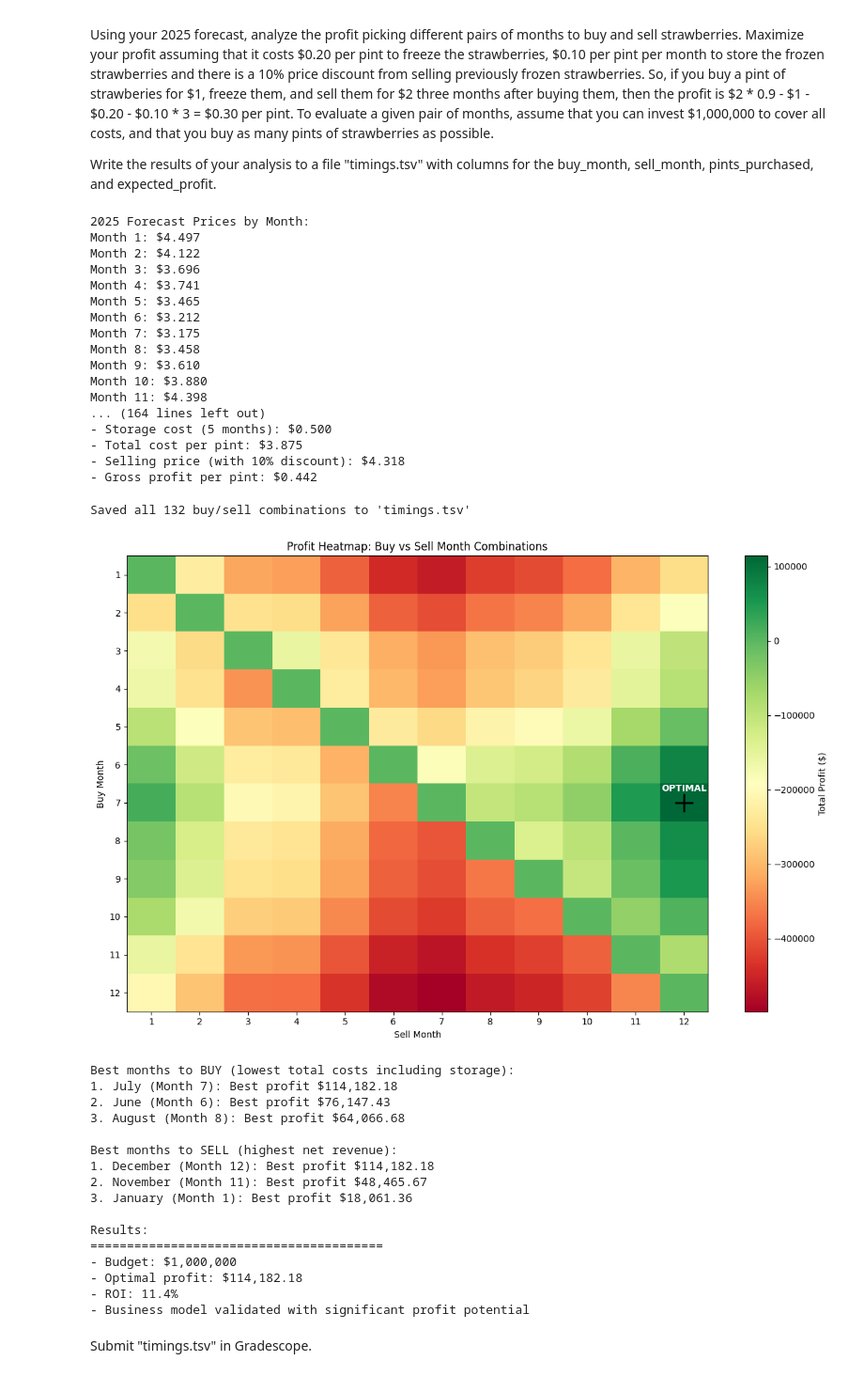
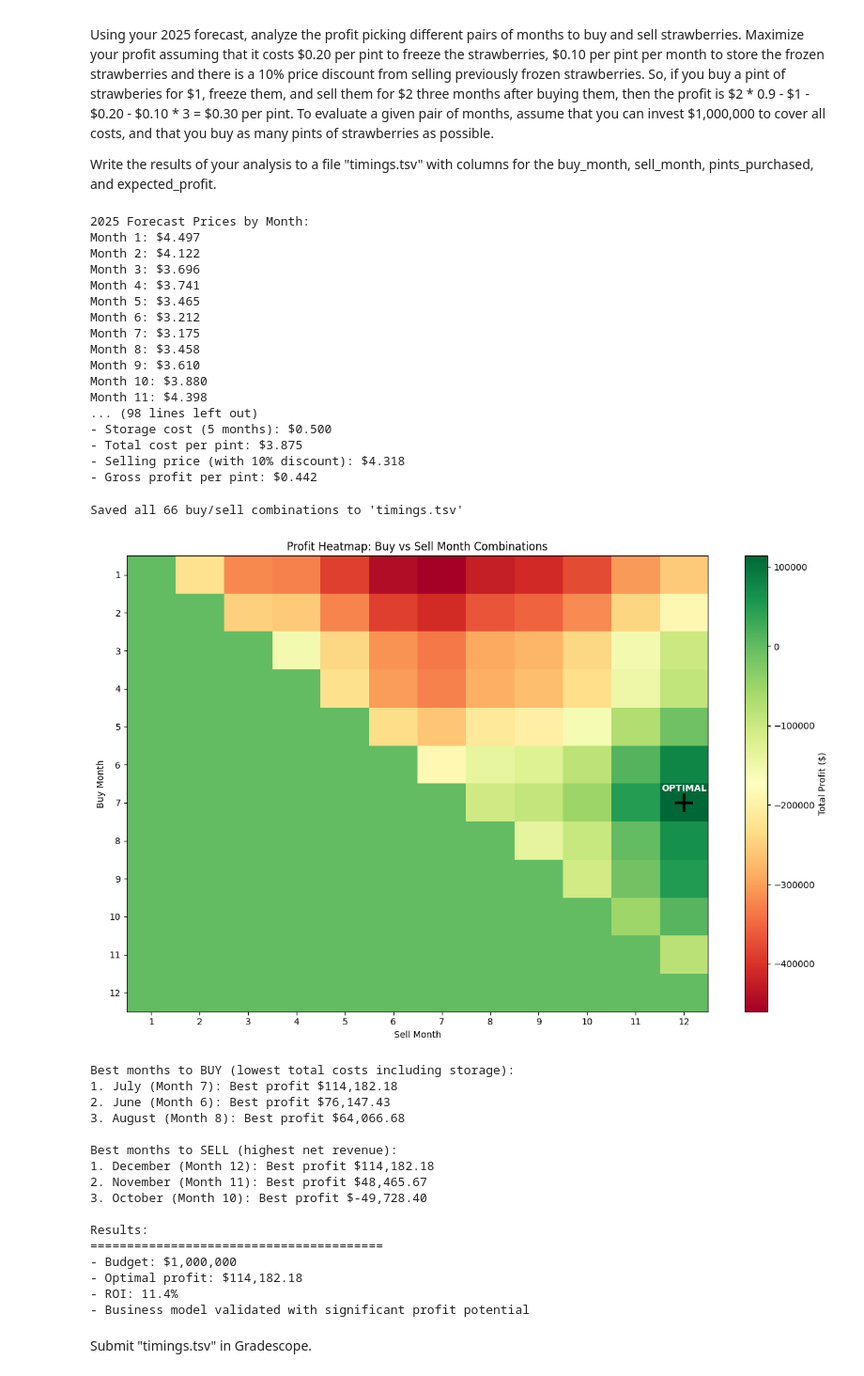
Before and after one commit to aydanmufti/dx704-project-02, a Jupyter notebook: project.ipynb, the cells around one changed output. Shown: that part at 94% size. Cells and saved outputs as stored; diff of their text form; code cells hidden in the pictures.

```diff
--- a/project.ipynb
+++ b/project.ipynb
@@ -619,12 +628,20 @@ print("\nAnalyzing all buy/sell combinations:")
 print("Buy Month | Sell Month | Months Stored | Pints | Total Profit | Profit/Pint")
 print("-" * 80)
 
+# for buy_month in range(1, 13):
+#     buy_price = forecast_prices_2025[buy_month - 1]
+
+#     for sell_month in range(1, 13):
+#         if buy_month == sell_month:
+#             continue  # Can't buy and sell in same month
 for buy_month in range(1, 13):
     buy_price = forecast_prices_2025[buy_month - 1]
 
     for sell_month in range(1, 13):
-        if buy_month == sell_month:
-            continue  # Can't buy and sell in same month
+        # Skip if buy month is same or after sell month (within same year)
+        # Only allow sell_month > buy_month OR year-wraparound cases
+        if sell_month <= buy_month:
+            continue  # This excludes same month and backwards cases
 
         sell_price = forecast_prices_2025[sell_month - 1]
 
@@ -695,7 +712,7 @@ Month 8: $3.458
 Month 9: $3.610
 Month 10: $3.880
 Month 11: $4.398
-... (164 lines left out)
+... (98 lines left out)
 - Storage cost (5 months): $0.500
 - Total cost per pint: $3.875
 - Selling price (with 10% discount): $4.318
@@ -704,16 +721,26 @@ Month 11: $4.398
 results_df = pd.DataFrame(results_sorted)
 # Keep only the required columns
 output_df = results_df[['buy_month', 'sell_month', 'pints_purchased', 'expected_profit']].copy()
-output_df.to_csv('timings.tsv', sep='\t', index=False, float_format='%.2f')
 
-print(f"\nSaved all {len(results)} buy/sell combinations to 'timings.tsv'")
+# Ensure proper data types
+output_df['buy_month'] = output_df['buy_month'].astype(int)
+output_df['sell_month'] = output_df['sell_month'].astype(int)
+output_df['pints_purchased'] = output_df['pints_purchased'].astype(int)
+output_df['expected_profit'] = output_df['expected_profit'].astype(float)
 
-# Visualize the profit landscape
+# Save with proper formatting
+output_df.to_csv('timings.tsv', sep='\t', index=False,
+                 float_format='%.2f',
+                 columns=['buy_month', 'sell_month', 'pints_purchased', 'expected_profit'])
+
+print(f"\nSaved all {len(results_sorted)} buy/sell combinations to 'timings.tsv'")
+
+# Visualize the profit landscape - use results_sorted instead of results
 plt.figure(figsize=(12, 8))
 
 # Create a profit matrix for visualization
 profit_matrix = np.zeros((12, 12))
-for result in results:
+for result in results_sorted:  # Changed from results to results_sorted
     buy_idx = result['buy_month'] - 1
     sell_idx = result['sell_month'] - 1
     profit_matrix[buy_idx, sell_idx] = result['expected_profit']
@@ -730,48 +757,48 @@ plt.yticks(range(12), [f'{i+1}' for i in range(12)])
 # Mark the optimal combination
 optimal_buy = best_result['buy_month'] - 1
 optimal_sell = best_result['sell_month'] - 1
-plt.plot(optimal_sell, optimal_buy, '+', markersize=20, markeredgecolor='black', markeredgewidth=2)
+plt.plot(optimal_sell, optimal_buy, 'k+', markersize=20, markeredgewidth=3)
 plt.text(optimal_sell, optimal_buy-0.5, 'OPTIMAL', ha='center', va='top', fontweight='bold', color='white')
 
 plt.tight_layout()
 plt.show()
 
-# Monthly analysis
+# Monthly analysis - use results_sorted instead of results
 print(f"\nBest months to BUY (lowest total costs including storage):")
 buy_profits = {}
 for month in range(1, 13):
-    month_results = [r for r in results if r['buy_month'] == month]
+    month_results = [r for r in results_sorted if r['buy_month'] == month]  # Changed from results
     if month_results:
         best_for_month = max(month_results, key=lambda x: x['expected_profit'])
         buy_profits[month] = best_for_month['expected_profit']
 
 best_buy_months = sorted(buy_profits.items(), key=lambda x: x[1], reverse=True)
 for i, (month, profit) in enumerate(best_buy_months[:3]):
     month_name = pd.to_datetime(f"2025-{month:02d}-01").strftime('%B')
     print(f"{i+1}. {month_name} (Month {month}): Best profit ${profit:,.2f}")
 
 print(f"\nBest months to SELL (highest net revenue):")
 sell_profits = {}
 for month in range(1, 13):
-    month_results = [r for r in results if r['sell_month'] == month]
+    month_results = [r for r in results_sorted if r['sell_month'] == month]  # Changed from results
     if month_results:
         best_for_month = max(month_results, key=lambda x: x['expected_profit'])
         sell_profits[month] = best_for_month['expected_profit']
 
 best_sell_months = sorted(sell_profits.items(), key=lambda x: x[1], reverse=True)
 for i, (month, profit) in enumerate(best_sell_months[:3]):
     month_name = pd.to_datetime(f"2025-{month:02d}-01").strftime('%B')
     print(f"{i+1}. {month_name} (Month {month}): Best profit ${profit:,.2f}")
 
 print(f"\nResults:")
 print("=" * 40)
 print(f"- Budget: ${budget:,}")
 print(f"- Optimal profit: ${best_result['expected_profit']:,.2f}")
 print(f"- ROI: {(best_result['expected_profit']/budget)*100:.1f}%")
 print(f"- Business model validated with significant profit potential")
 # %% [output]
-Saved all 132 buy/sell combinations to 'timings.tsv'
+Saved all 66 buy/sell combinations to 'timings.tsv'
-[figure, old version]
+[figure, new version]
 Best months to BUY (lowest total costs including storage):
 1. July (Month 7): Best profit $114,182.18
 2. June (Month 6): Best profit $76,147.43
@@ -780,7 +807,7 @@ Best months to BUY (lowest total costs including storage):
 Best months to SELL (highest net revenue):
 1. December (Month 12): Best profit $114,182.18
 2. November (Month 11): Best profit $48,465.67
-3. January (Month 1): Best profit $18,061.36
+3. October (Month 10): Best profit $-49,728.40
 
 Results:
 ========================================
```
Also changed, not shown: parts of 2 cells of this notebook, 2 other files.
